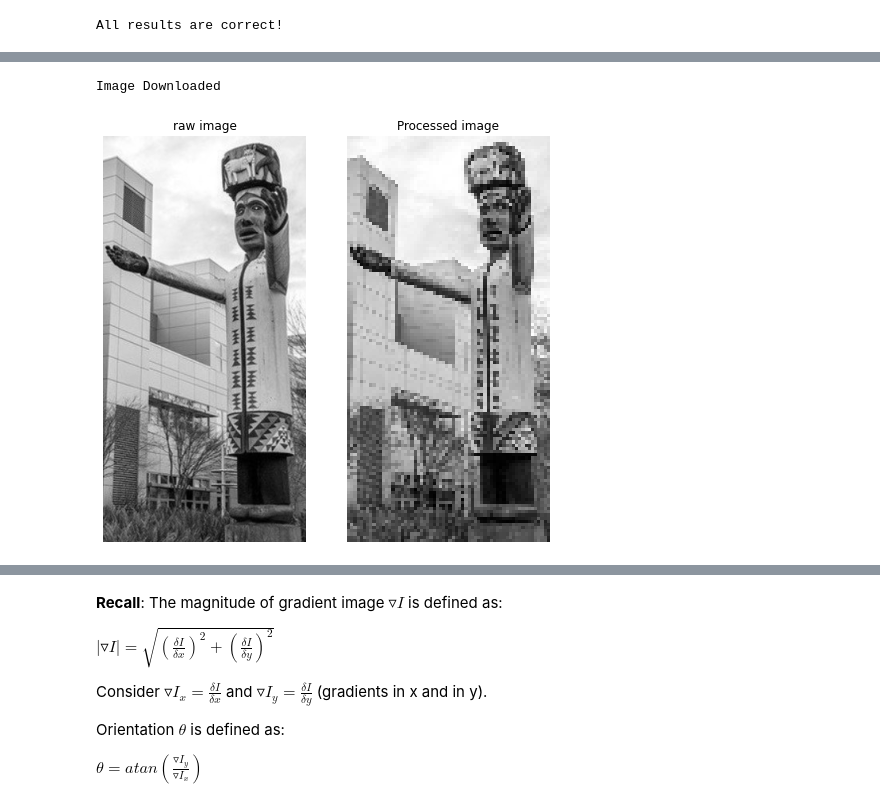
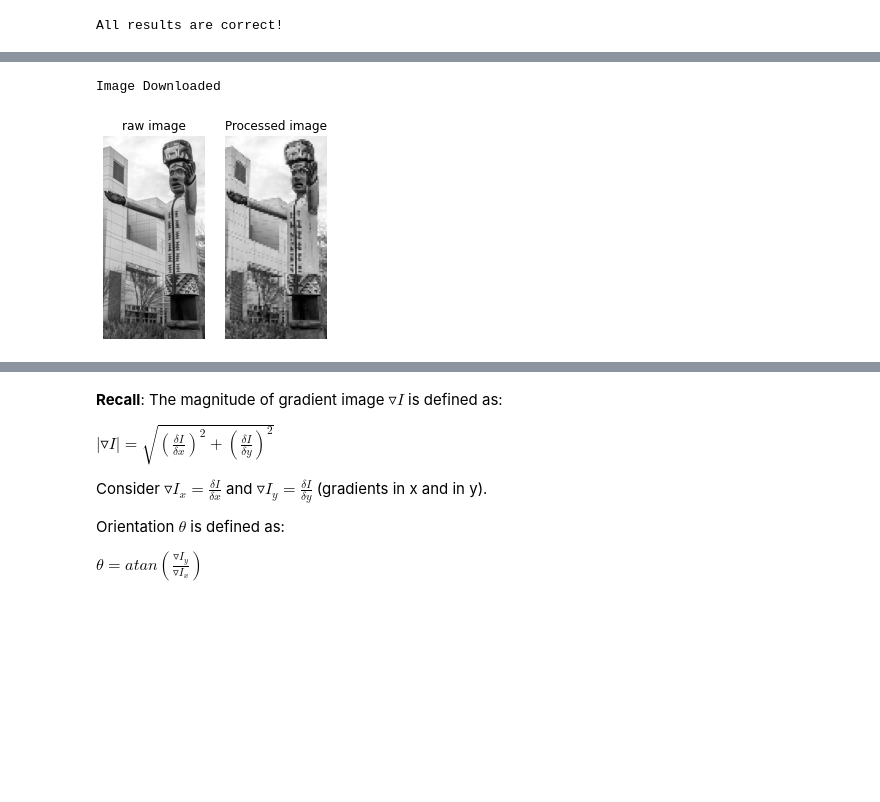
Before and after one commit to jamesrenxiangyu/ECE536, a Jupyter notebook: [A2]_ECE_471_536_Spring_2021.ipynb, the cells around one changed output, grey strips where cells are left out. Saved outputs shown, nothing was run; the diff lists cells and outputs as text; code cells hidden in the pictures; blank space fills up the shorter version.

```diff
--- a/[A2]_ECE_471_536_Spring_2021.ipynb
+++ b/[A2]_ECE_471_536_Spring_2021.ipynb
@@ -80,7 +70,7 @@ print('-'*40)
 
 # helper functions
 
-def pltImg(img, title=None, ori="horizontal", colorb = True, color_map=None):  # not mandatory, but useful
+def pltImg(img, title=None, ori="horizontal", colorb = True, color_map='gray'):  # not mandatory, but useful
   plt.imshow(img,cmap=color_map)
   if colorb:
     plt.colorbar(orientation=ori)
@@ -194,37 +184,37 @@ img_add = "https://raw.githubusercontent.com/tunai/storage/master/images/teachin
 filepath = os.listdir()
 
 if filepath.count("uvic_1.jpg") == 0:
   wget.download(img_add)
   print('Image Downloaded')
 else:
   print("Image exists")
 #
 # 0. check if image was previously downloaded
 # if not, download it
 # 1. read the image
 # 2. resize the image
 # 3. normalize the image in the [0,1] range
 #
-rawImg = cv2.imread('uvic_totem.jpg')
-rawImg = cv2.cvtColor(rawImg, cv2.COLOR_BGR2GRAY)
+rawImg = cv2.imread('uvic_totem.jpg',0)
+# rawImg = cv2.cvtColor(rawImg, cv2.COLOR_BGR2GRAY)
 RawImg = cv2.resize(rawImg,(64,128), interpolation=cv2.INTER_CUBIC)
 Norm_Img = RawImg/255
 
 
-plt.figure(figsize=[8,16])
+plt.figure(figsize=[4,8])
 plt.subplot(1,2,1)
 pltImg(rawImg,'raw image','vertical',False,'gray')
 plt.subplot(1,2,2)
 pltImg(Norm_Img,'Processed image','vertical',False,'gray')
 
 cell_size = 8  # 8x8 pixels cells where the histograms of oriented gradients are going to be calculated
 n_bin = 9  # number of bins of a given histogram. According to [1], n_bin > 9 did not significantly increase performance.
 
 # plot the image
 #
 # %% [output]
 Image Downloaded
-[figure, old version]
+[figure, new version]
 # %%
 # The authors of [1] used diverse kernels for gradient detection: "We tested
 # gradients computed using Gaussian smoothing followed by one of several discrete derivative masks."
```
Also changed, not shown: parts of 10 cells of this notebook.
